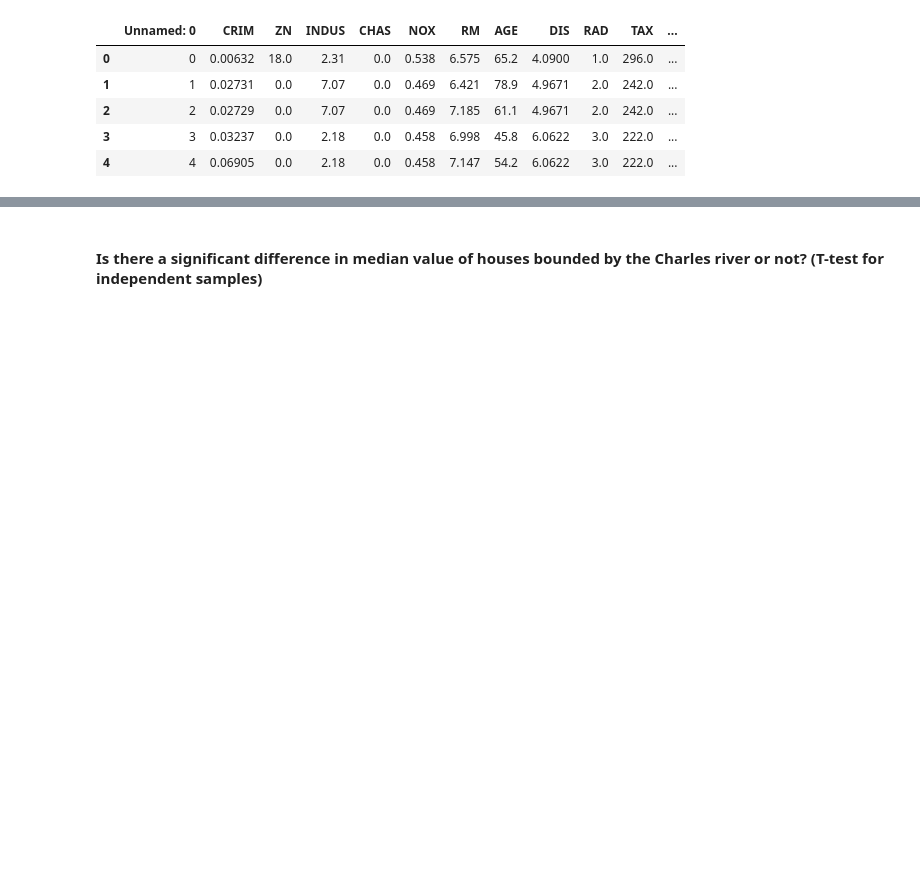
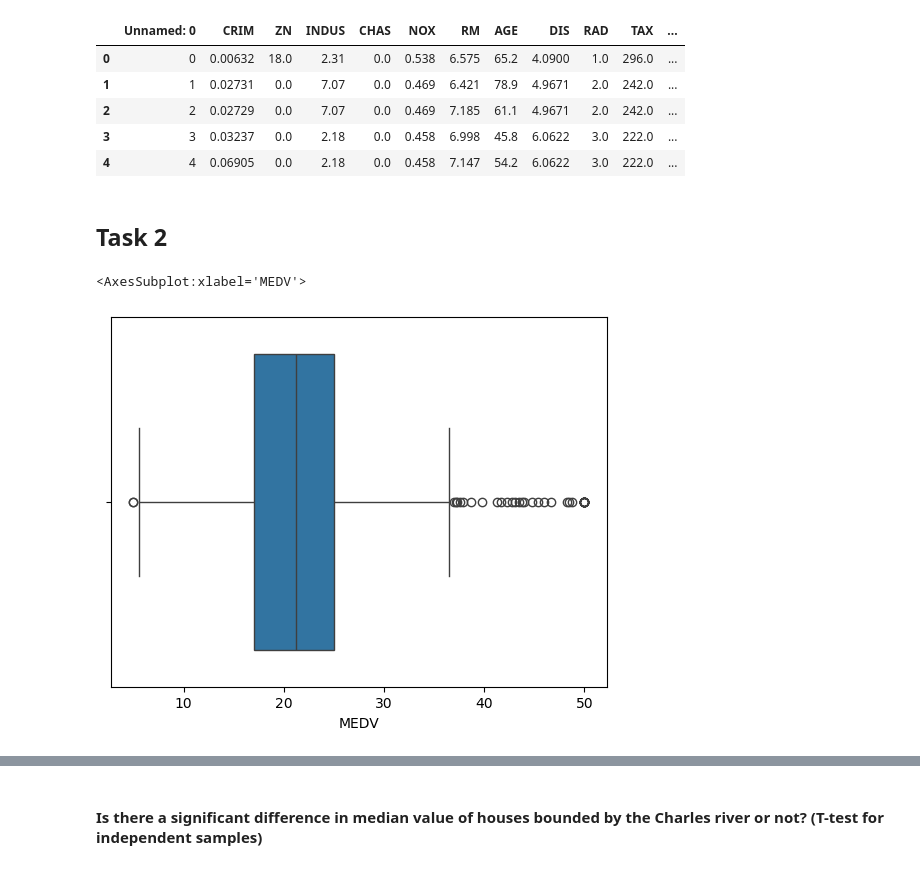
Before and after one commit to Em-Mac/Coursera-Statistics-for-Data-Science-with-Python, a Jupyter notebook: Optional_Peer_Graded_Assignment.jupyterlite.ipynb, the cells around one changed output, grey strips where cells are left out. Drawn from its saved outputs; the diff is of its cells as text; code cells hidden in the pictures; blank space fills up the shorter version.

```diff
--- a/Optional_Peer_Graded_Assignment.jupyterlite.ipynb
+++ b/Optional_Peer_Graded_Assignment.jupyterlite.ipynb
@@ -102,3 +102,11 @@ boston_df.head()
 | 2 | 2 | 0.02729 | 0.0 | 7.07 | 0.0 | 0.469 | 7.185 | 61.1 | 4.9671 | 2.0 | 242.0 | ... |
 | 3 | 3 | 0.03237 | 0.0 | 2.18 | 0.0 | 0.458 | 6.998 | 45.8 | 6.0622 | 3.0 | 222.0 | ... |
 | 4 | 4 | 0.06905 | 0.0 | 2.18 | 0.0 | 0.458 | 7.147 | 54.2 | 6.0622 | 3.0 | 222.0 | ... |
+# %% [markdown]
+## Task 2
+# %%
+# For the "Median value of owner-occupied homes" provide a boxplot
+sns.boxplot(x='MEDV',  data=boston_df)
+# %% [output]
+<AxesSubplot:xlabel='MEDV'>
+[figure, added]
```
Also changed, not shown: parts of 6 cells of this notebook.
